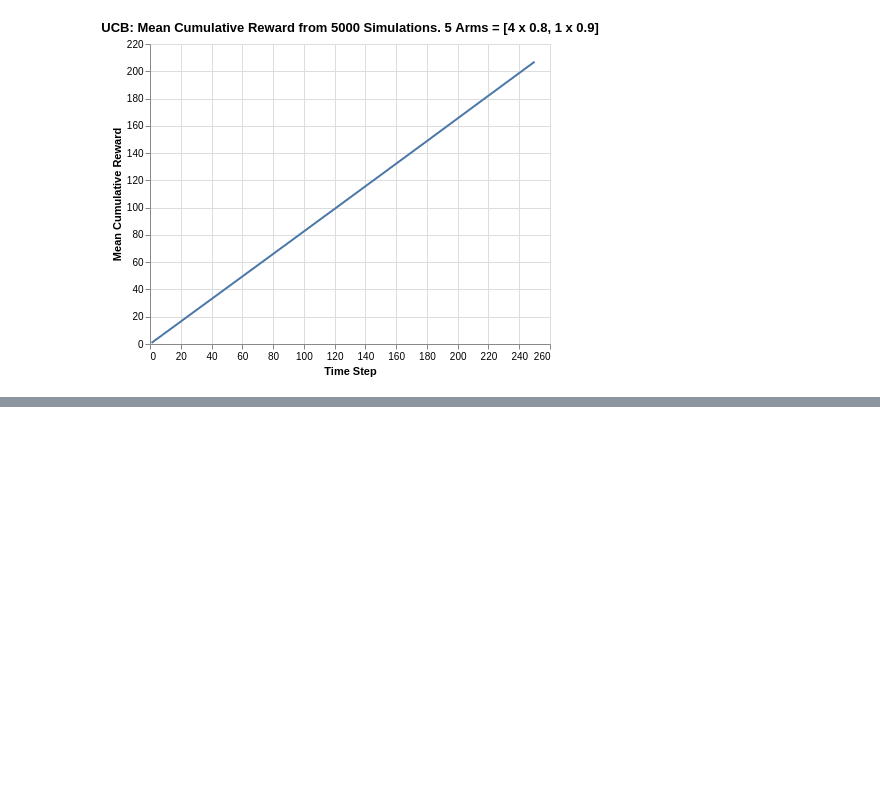
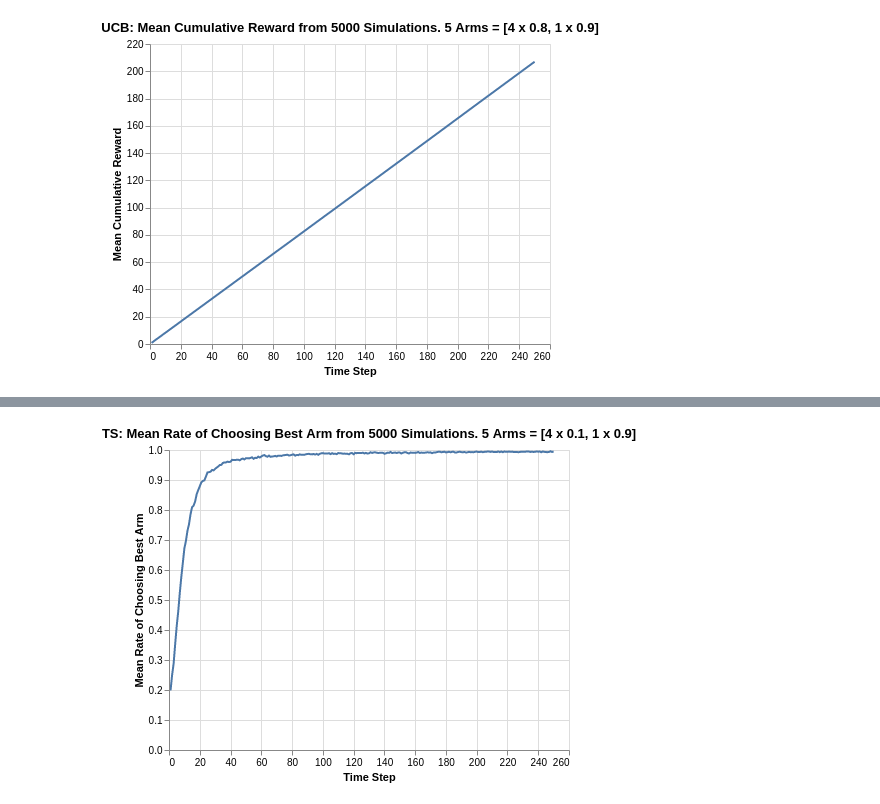
Before and after one commit to kfoofw/bandit_simulations, a Jupyter notebook: python/notebooks/analysis.ipynb, the cells around one changed output, grey strips where cells are left out. Drawn from its saved outputs; the diff is of its cells as text; code cells hidden in the pictures; blank space fills up the shorter version.

```diff
--- a/python/notebooks/analysis.ipynb
+++ b/python/notebooks/analysis.ipynb
@@ -644,0 +795,4 @@ alt.Chart(df_cumreward).mark_line().encode(
+# %%
+df = pd.read_csv("standard_ts_results.tsv", sep = "\t", header = None, names = ["simulation_num", "step", "chosen_arm", "reward", "cum_reward"])
+
+df.head()
@@ -644,0 +806,27 @@ alt.Chart(df_cumreward).mark_line().encode(
+# %%
+# Create a flag for each step to see if best arm was chosen
+df["chose_correct"] = np.select(
+    [
+        df["chosen_arm"] == 2,
+        df["chosen_arm"] != 2
+    ],
+    [
+        1,
+        0
+    ]
+)
+# %%
+# Perform average/mean for each step for all simulations and epsilon
+df_chose_correctly = df.loc[:,["step", "chose_correct"]].groupby(["step"]).agg("mean")
+
+# Remove multi index grouping
+df_chose_correctly = df_chose_correctly.reset_index()
+# %%
+alt.Chart(df_chose_correctly).mark_line().encode(
+    alt.X("step:Q", title = "Time Step"),
+    alt.Y("chose_correct:Q", title = "Mean Rate of Choosing Best Arm", scale = alt.Scale(domain = [0, 1])),
+).properties(
+    title = "TS: Mean Rate of Choosing Best Arm from 5000 Simulations. 5 Arms = [4 x 0.1, 1 x 0.9]",
+)
+# %% [output]
+[figure, added]
```
Also changed, not shown: parts of 32 cells of this notebook, 6 other files.
